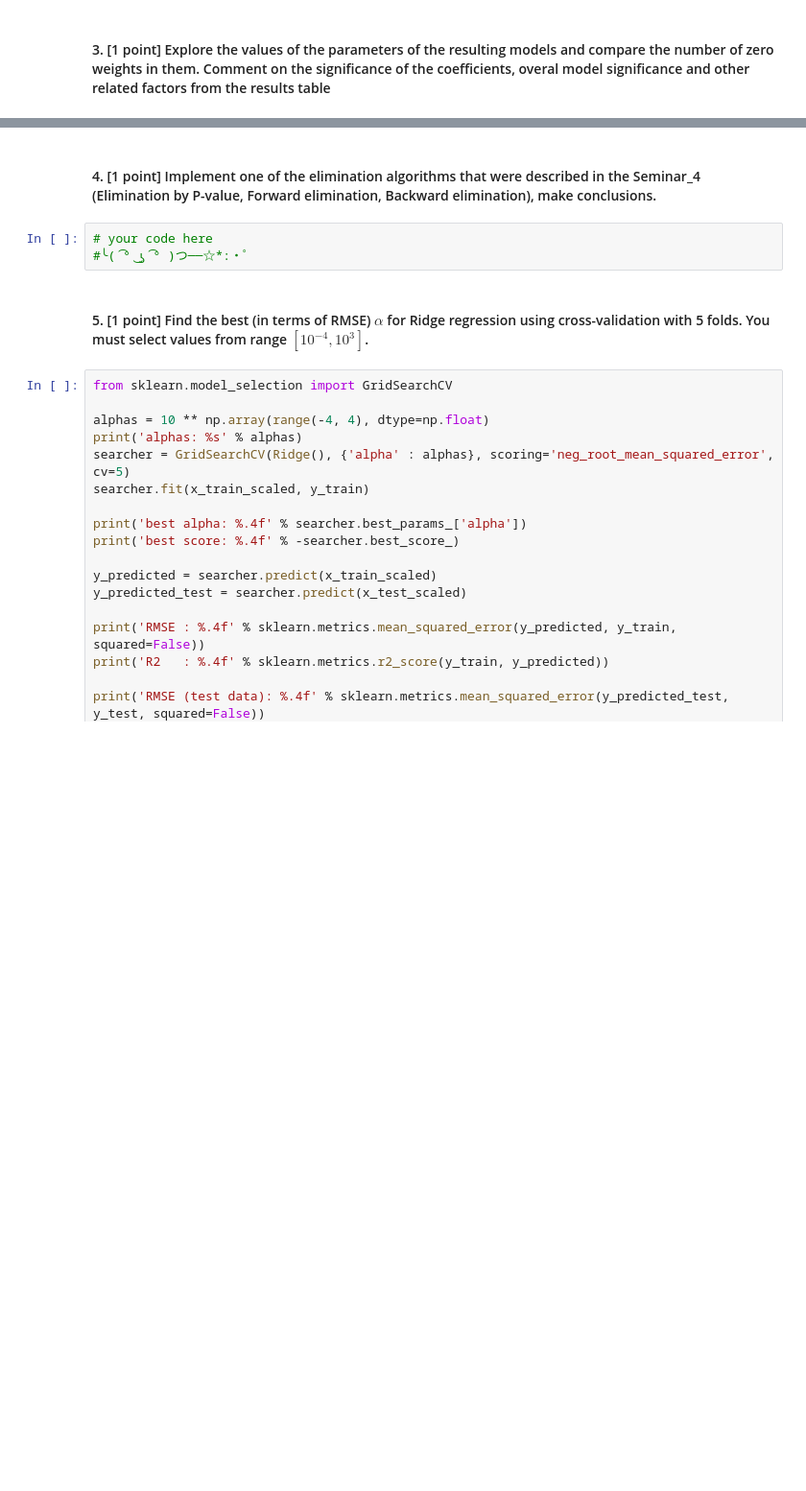
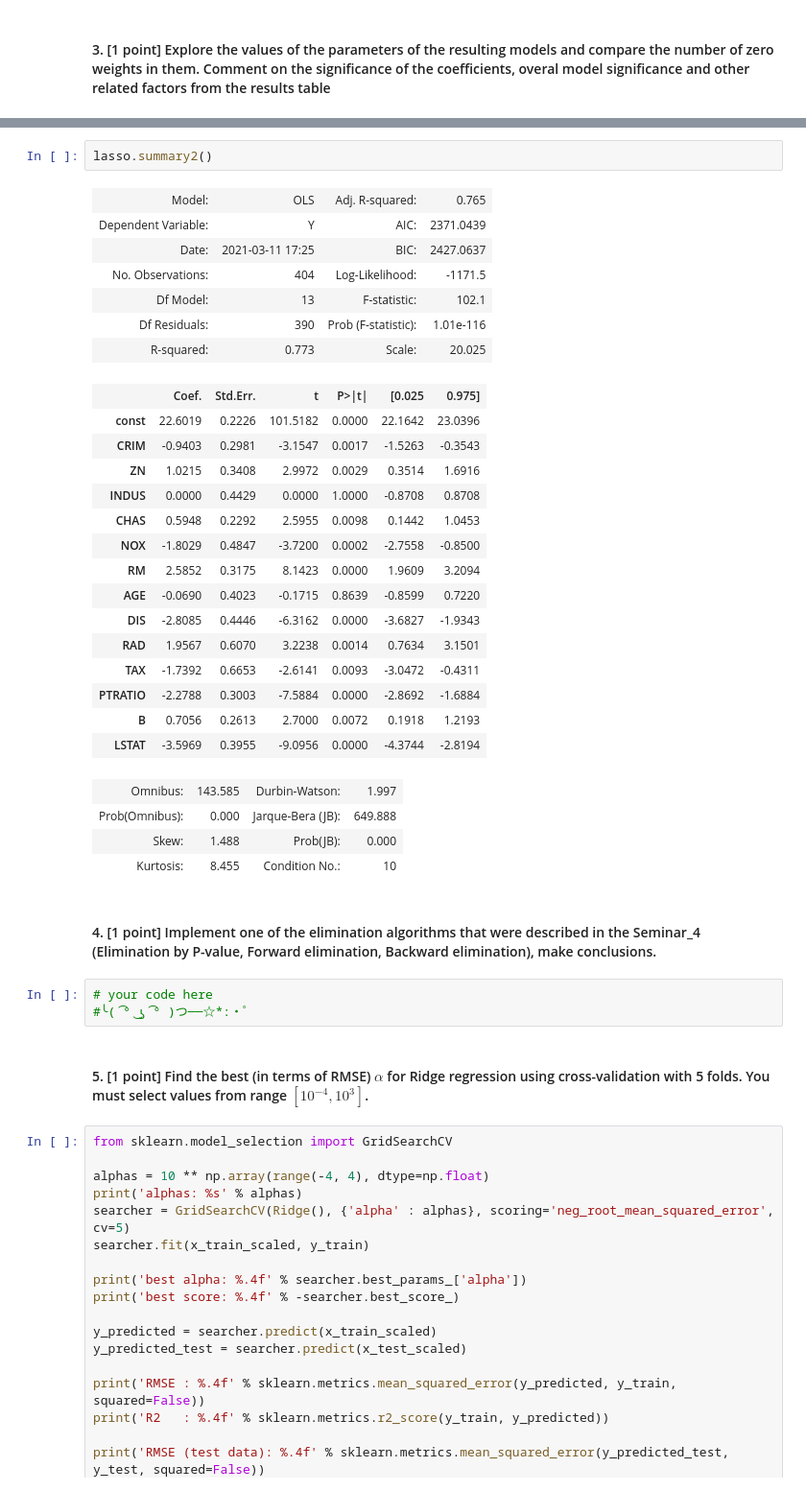
Before and after one commit to nocmok/AnDan2020, a Jupyter notebook: hw2/homework-practice-02_v3.ipynb, the cells around one changed output, grey strips where cells are left out. Shown: that part at 96% size. Cells and saved outputs as stored; diff of their text form; blank space fills up the shorter version.

```diff
--- a/hw2/homework-practice-02_v3.ipynb
+++ b/hw2/homework-practice-02_v3.ipynb
@@ -159,3 +186,32 @@ lr.summary2()
+# %%
+lasso.summary2()
+# %% [output]
+| Model: | OLS | Adj. R-squared: | 0.765 |
+| Dependent Variable: | Y | AIC: | 2371.0439 |
+| Date: | 2021-03-11 17:25 | BIC: | 2427.0637 |
+| No. Observations: | 404 | Log-Likelihood: | -1171.5 |
+| Df Model: | 13 | F-statistic: | 102.1 |
+| Df Residuals: | 390 | Prob (F-statistic): | 1.01e-116 |
+| R-squared: | 0.773 | Scale: | 20.025 |
+|  | Coef. | Std.Err. | t | P>|t| | [0.025 | 0.975] |
+| const | 22.6019 | 0.2226 | 101.5182 | 0.0000 | 22.1642 | 23.0396 |
+| CRIM | -0.9403 | 0.2981 | -3.1547 | 0.0017 | -1.5263 | -0.3543 |
+| ZN | 1.0215 | 0.3408 | 2.9972 | 0.0029 | 0.3514 | 1.6916 |
+| INDUS | 0.0000 | 0.4429 | 0.0000 | 1.0000 | -0.8708 | 0.8708 |
+| CHAS | 0.5948 | 0.2292 | 2.5955 | 0.0098 | 0.1442 | 1.0453 |
+| NOX | -1.8029 | 0.4847 | -3.7200 | 0.0002 | -2.7558 | -0.8500 |
+| RM | 2.5852 | 0.3175 | 8.1423 | 0.0000 | 1.9609 | 3.2094 |
+| AGE | -0.0690 | 0.4023 | -0.1715 | 0.8639 | -0.8599 | 0.7220 |
+| DIS | -2.8085 | 0.4446 | -6.3162 | 0.0000 | -3.6827 | -1.9343 |
+| RAD | 1.9567 | 0.6070 | 3.2238 | 0.0014 | 0.7634 | 3.1501 |
+| TAX | -1.7392 | 0.6653 | -2.6141 | 0.0093 | -3.0472 | -0.4311 |
+| PTRATIO | -2.2788 | 0.3003 | -7.5884 | 0.0000 | -2.8692 | -1.6884 |
+| B | 0.7056 | 0.2613 | 2.7000 | 0.0072 | 0.1918 | 1.2193 |
+| LSTAT | -3.5969 | 0.3955 | -9.0956 | 0.0000 | -4.3744 | -2.8194 |
+| Omnibus: | 143.585 | Durbin-Watson: | 1.997 |
+| Prob(Omnibus): | 0.000 | Jarque-Bera (JB): | 649.888 |
+| Skew: | 1.488 | Prob(JB): | 0.000 |
+| Kurtosis: | 8.455 | Condition No.: | 10 |
 # %% [markdown]
 #### 4. [1 point] Implement one of the elimination algorithms that were described in the Seminar_4 (Elimination by P-value, Forward elimination, Backward elimination), make conclusions.
 # %%
```
Also changed, not shown: parts of 6 cells of this notebook.
